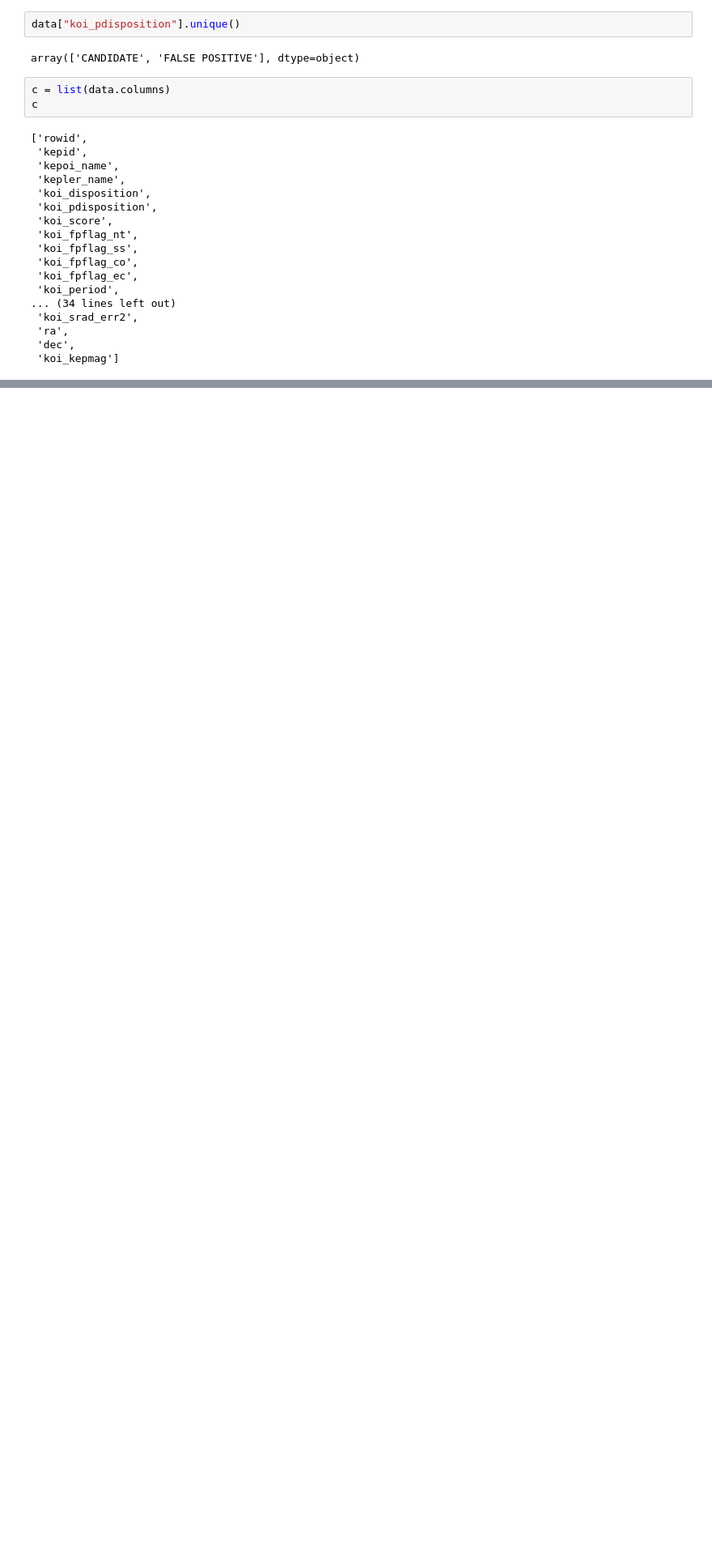
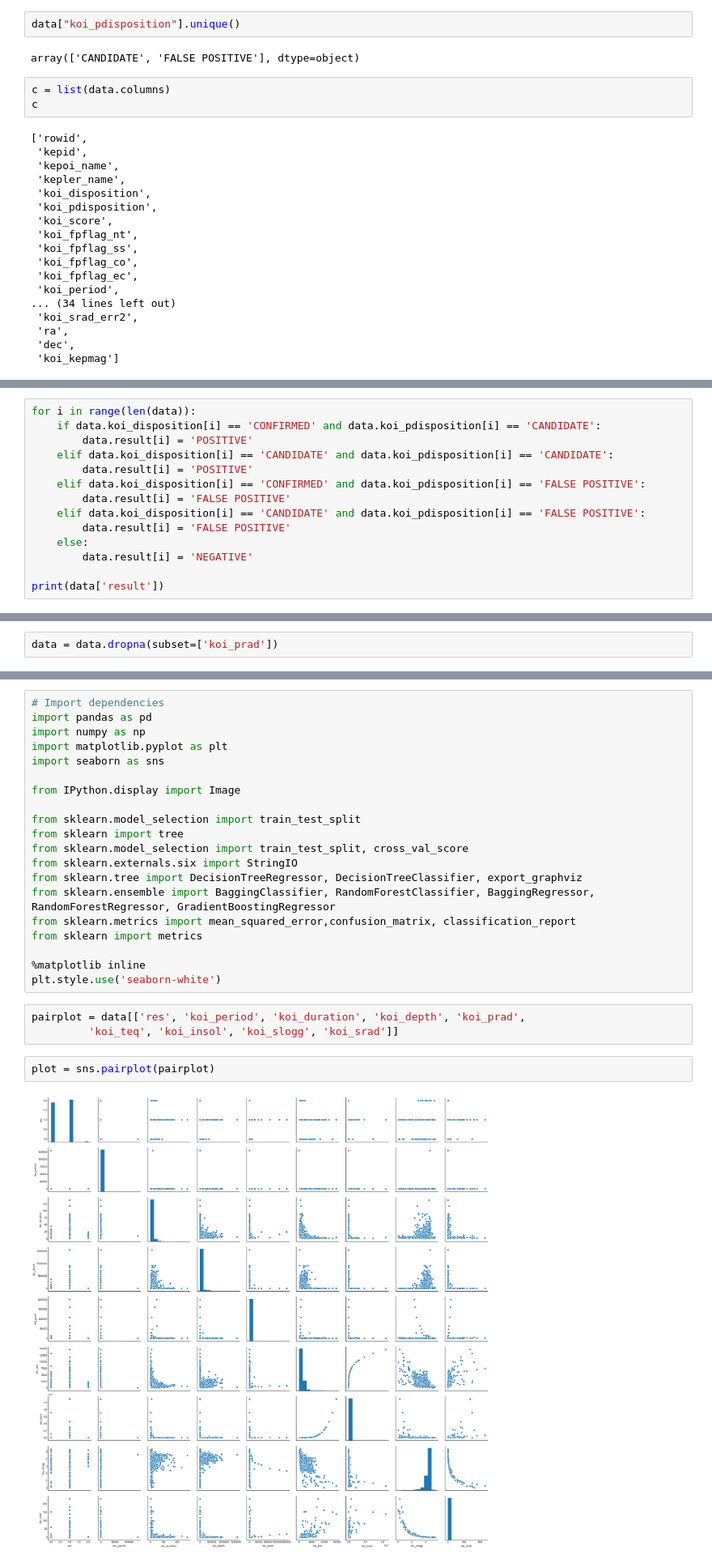
Before and after one commit to NormanLo4319/Exoplanet-Exploration-ML-Project, a Jupyter notebook: Exoplanet_Exploration_Project.ipynb, the cells around one changed output, grey strips where cells are left out. Shown: that part at 81% size. Cells and saved outputs as stored; diff of their text form; blank space fills up the shorter version.

```diff
--- a/Exoplanet_Exploration_Project.ipynb
+++ b/Exoplanet_Exploration_Project.ipynb
@@ -99,0 +95,14 @@ Name: koi_score, Length: 9564, dtype: float64
+# %%
+for i in range(len(data)):
+    if data.koi_disposition[i] == 'CONFIRMED' and data.koi_pdisposition[i] == 'CANDIDATE':
+        data.result[i] = 'POSITIVE'
+    elif data.koi_disposition[i] == 'CANDIDATE' and data.koi_pdisposition[i] == 'CANDIDATE':
+        data.result[i] = 'POSITIVE'
+    elif data.koi_disposition[i] == 'CONFIRMED' and data.koi_pdisposition[i] == 'FALSE POSITIVE':
+        data.result[i] = 'FALSE POSITIVE'
+    elif data.koi_disposition[i] == 'CANDIDATE' and data.koi_pdisposition[i] == 'FALSE POSITIVE':
+        data.result[i] = 'FALSE POSITIVE'
+    else:
+        data.result[i] = 'NEGATIVE'
+
+print(data['result'])
@@ -99,0 +174,2 @@ Name: koi_score, Length: 9564, dtype: float64
+# %%
+data = data.dropna(subset=['koi_prad'])
@@ -99,0 +211,27 @@ Name: koi_score, Length: 9564, dtype: float64
+# %%
+# Import dependencies
+import pandas as pd
+import numpy as np
+import matplotlib.pyplot as plt
+import seaborn as sns
+
+from IPython.display import Image
+
+from sklearn.model_selection import train_test_split
+from sklearn import tree
+from sklearn.model_selection import train_test_split, cross_val_score
+from sklearn.externals.six import StringIO
+from sklearn.tree import DecisionTreeRegressor, DecisionTreeClassifier, export_graphviz
+from sklearn.ensemble import BaggingClassifier, RandomForestClassifier, BaggingRegressor, RandomForestRegressor, GradientBoostingRegressor
+from sklearn.metrics import mean_squared_error,confusion_matrix, classification_report
+from sklearn import metrics
+
+%matplotlib inline
+plt.style.use('seaborn-white')
+# %%
+pairplot = data[['res', 'koi_period', 'koi_duration', 'koi_depth', 'koi_prad',
+         'koi_teq', 'koi_insol', 'koi_slogg', 'koi_srad']]
+# %%
+plot = sns.pairplot(pairplot)
+# %% [output]
+[figure, added]
```
Also changed, not shown: parts of 51 cells of this notebook, 3 other files.
